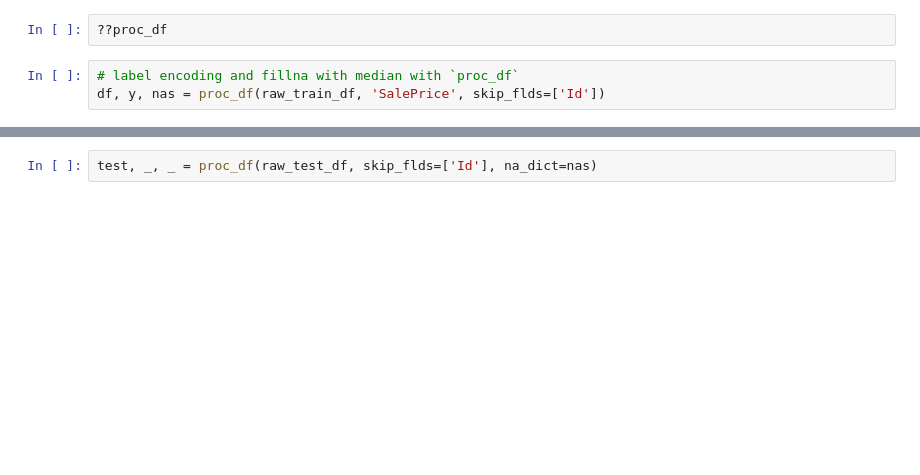
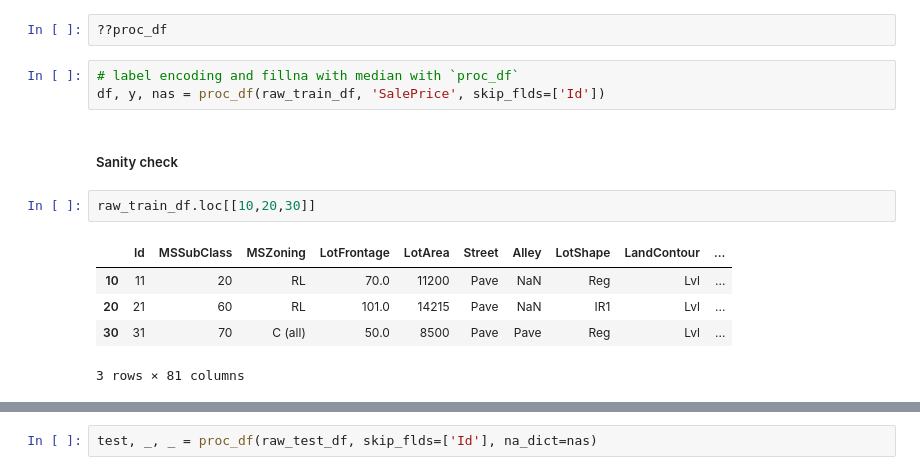
Before and after one commit to ademyanchuk/fasta_ml_course, a Jupyter notebook: lesson1-house_price.ipynb, the cells around one changed output, grey strips where cells are left out. Cells and saved outputs as stored; diff of their text form; blank space fills up the shorter version.

```diff
--- a/lesson1-house_price.ipynb
+++ b/lesson1-house_price.ipynb
@@ -173,3 +181,13 @@ raw_test_df = feather.read_dataframe(f'{PATH}tmp/test.ft')
 # %%
 # label encoding and fillna with median with `proc_df`
 df, y, nas = proc_df(raw_train_df, 'SalePrice', skip_flds=['Id'])
+# %% [markdown]
+##### Sanity check
+# %%
+raw_train_df.loc[[10,20,30]]
+# %% [output]
+|  | Id | MSSubClass | MSZoning | LotFrontage | LotArea | Street | Alley | LotShape | LandContour | ... |
+| 10 | 11 | 20 | RL | 70.0 | 11200 | Pave | NaN | Reg | Lvl | ... |
+| 20 | 21 | 60 | RL | 101.0 | 14215 | Pave | NaN | IR1 | Lvl | ... |
+| 30 | 31 | 70 | C (all) | 50.0 | 8500 | Pave | Pave | Reg | Lvl | ... |
+3 rows × 81 columns
```
Also changed, not shown: parts of 47 cells of this notebook.
